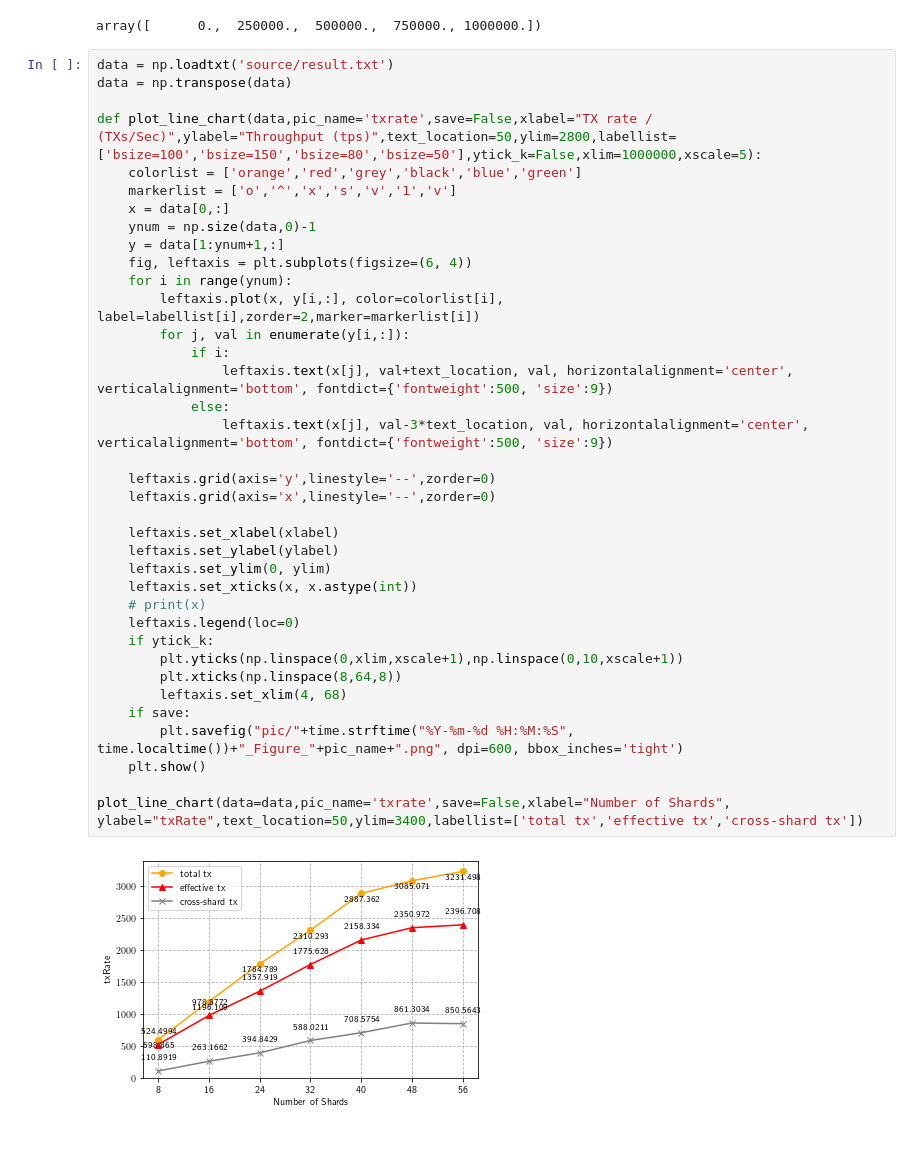
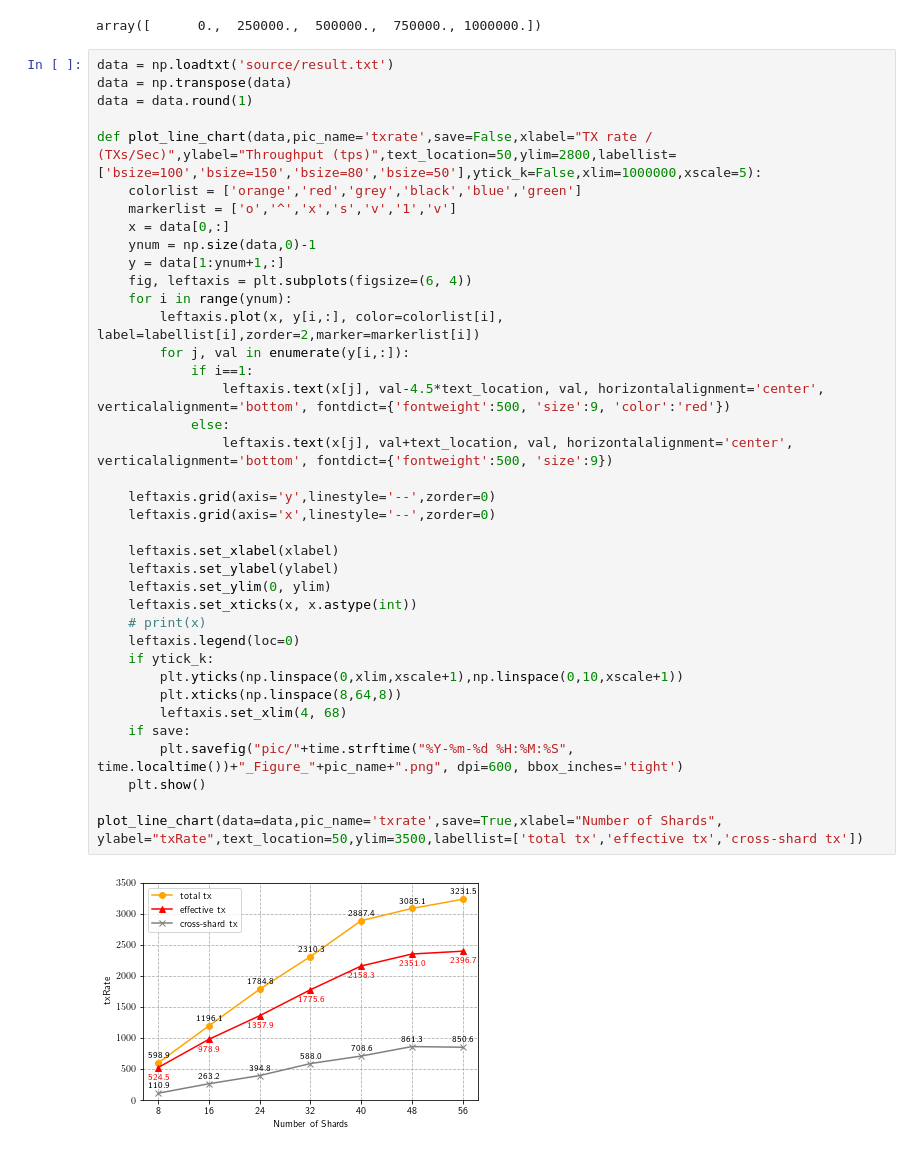
Before and after one commit to wzh4464/jessufig, a Jupyter notebook: draw_xshard.ipynb, the cells around one changed output. Drawn from its saved outputs; the diff is of its cells as text.

Commit message:
ylabel

```diff
--- a/draw_xshard.ipynb
+++ b/draw_xshard.ipynb
@@ -126,39 +126,40 @@ array([      0.,  250000.,  500000.,  750000., 1000000.])
 # %%
 data = np.loadtxt('source/result.txt')
 data = np.transpose(data)
+data = data.round(1)
 
 def plot_line_chart(data,pic_name='txrate',save=False,xlabel="TX rate / (TXs/Sec)",ylabel="Throughput (tps)",text_location=50,ylim=2800,labellist=['bsize=100','bsize=150','bsize=80','bsize=50'],ytick_k=False,xlim=1000000,xscale=5):
     colorlist = ['orange','red','grey','black','blue','green']
     markerlist = ['o','^','x','s','v','1','v']
     x = data[0,:]
     ynum = np.size(data,0)-1
     y = data[1:ynum+1,:]
     fig, leftaxis = plt.subplots(figsize=(6, 4))
     for i in range(ynum):
         leftaxis.plot(x, y[i,:], color=colorlist[i], label=labellist[i],zorder=2,marker=markerlist[i])
         for j, val in enumerate(y[i,:]):
-            if i:
+            if i==1:
+                leftaxis.text(x[j], val-4.5*text_location, val, horizontalalignment='center', verticalalignment='bottom', fontdict={'fontweight':500, 'size':9, 'color':'red'})
+            else:
                 leftaxis.text(x[j], val+text_location, val, horizontalalignment='center', verticalalignment='bottom', fontdict={'fontweight':500, 'size':9})
-            else:
-                leftaxis.text(x[j], val-3*text_location, val, horizontalalignment='center', verticalalignment='bottom', fontdict={'fontweight':500, 'size':9})
 
     leftaxis.grid(axis='y',linestyle='--',zorder=0)
     leftaxis.grid(axis='x',linestyle='--',zorder=0)
 
     leftaxis.set_xlabel(xlabel)
     leftaxis.set_ylabel(ylabel)
     leftaxis.set_ylim(0, ylim)
     leftaxis.set_xticks(x, x.astype(int))
     # print(x)
     leftaxis.legend(loc=0)
     if ytick_k:
         plt.yticks(np.linspace(0,xlim,xscale+1),np.linspace(0,10,xscale+1))
         plt.xticks(np.linspace(8,64,8))
         leftaxis.set_xlim(4, 68)
     if save:
         plt.savefig("pic/"+time.strftime("%Y-%m-%d %H:%M:%S", time.localtime())+"_Figure_"+pic_name+".png", dpi=600, bbox_inches='tight')
     plt.show()
 
-plot_line_chart(data=data,pic_name='txrate',save=False,xlabel="Number of Shards", ylabel="txRate",text_location=50,ylim=3400,labellist=['total tx','effective tx','cross-shard tx'])
+plot_line_chart(data=data,pic_name='txrate',save=True,xlabel="Number of Shards", ylabel="txRate",text_location=50,ylim=3500,labellist=['total tx','effective tx','cross-shard tx'])
 # %% [output]
-[figure, old version]
+[figure, new version]
```
Also changed, not shown: 7 other files.
